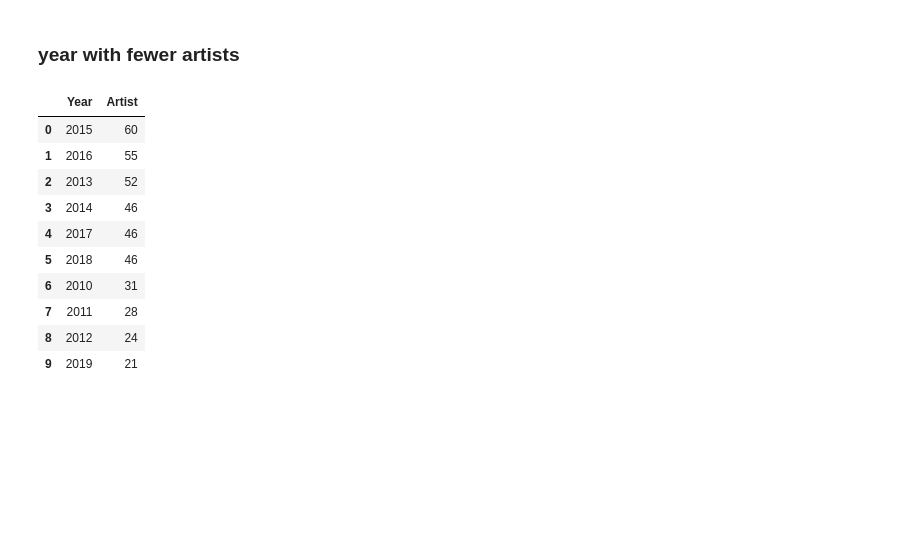
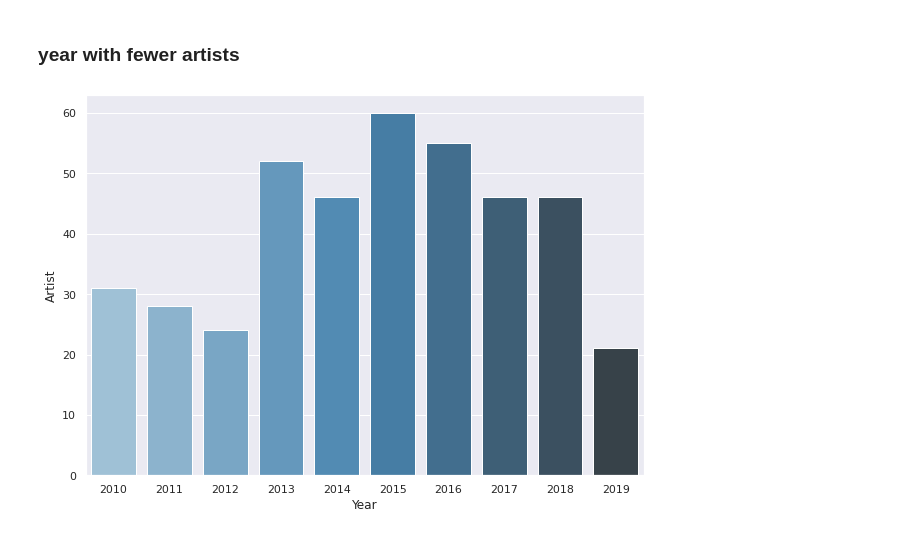
Before and after one commit to ADRIANVM117/proyectos_propios, a Jupyter notebook: mini_proyectos/spotify_advm/spotify_advm.ipynb, the cells around one changed output. Cells and saved outputs as stored; diff of their text form; code cells hidden in the pictures; blank space fills up the shorter version.

```diff
--- a/mini_proyectos/spotify_advm/spotify_advm.ipynb
+++ b/mini_proyectos/spotify_advm/spotify_advm.ipynb
@@ -8,7 +8,7 @@ Not sure where to begin? Scroll to the bottom to find challenges!
 # %%
 import pandas as pd
 
-df = pd.read_csv("/content/spotify_top_music.csv", index_col=0)
+df = pd.read_csv("https://raw.githubusercontent.com/ADRIANVM117/proyectos_propios/main/mini_proyectos/spotify_advm/spotify_top_music.csv", index_col=0)
 df
 # %% [output]
 |  | title | artist | top genre | year | bpm | nrgy | dnce | dB | live | val | dur | ... |
@@ -332,20 +315,15 @@ b.
 # %%
 yfewerartist = b.year.value_counts(ascending= False)
 y  = pd.DataFrame(yfewerartist)
 z = y.reset_index()
 z['Year'] = z['index']
 z['Artist'] = z['year']
 z = z.drop(['index'	,'year'], axis = 1)
-z
+
+
+sns.set()
+plt.figure(figsize = (10,7))
+sns.barplot(x = 'Year',y = 'Artist', data = z, palette = 'Blues_d')
+plt.show()
 # %% [output]
-|  | Year | Artist |
-| 0 | 2015 | 60 |
-| 1 | 2016 | 55 |
-| 2 | 2013 | 52 |
-| 3 | 2014 | 46 |
-| 4 | 2017 | 46 |
-| 5 | 2018 | 46 |
-| 6 | 2010 | 31 |
-| 7 | 2011 | 28 |
-| 8 | 2012 | 24 |
-| 9 | 2019 | 21 |
+[figure, added]
```
Also changed, not shown: parts of 20 cells of this notebook.
